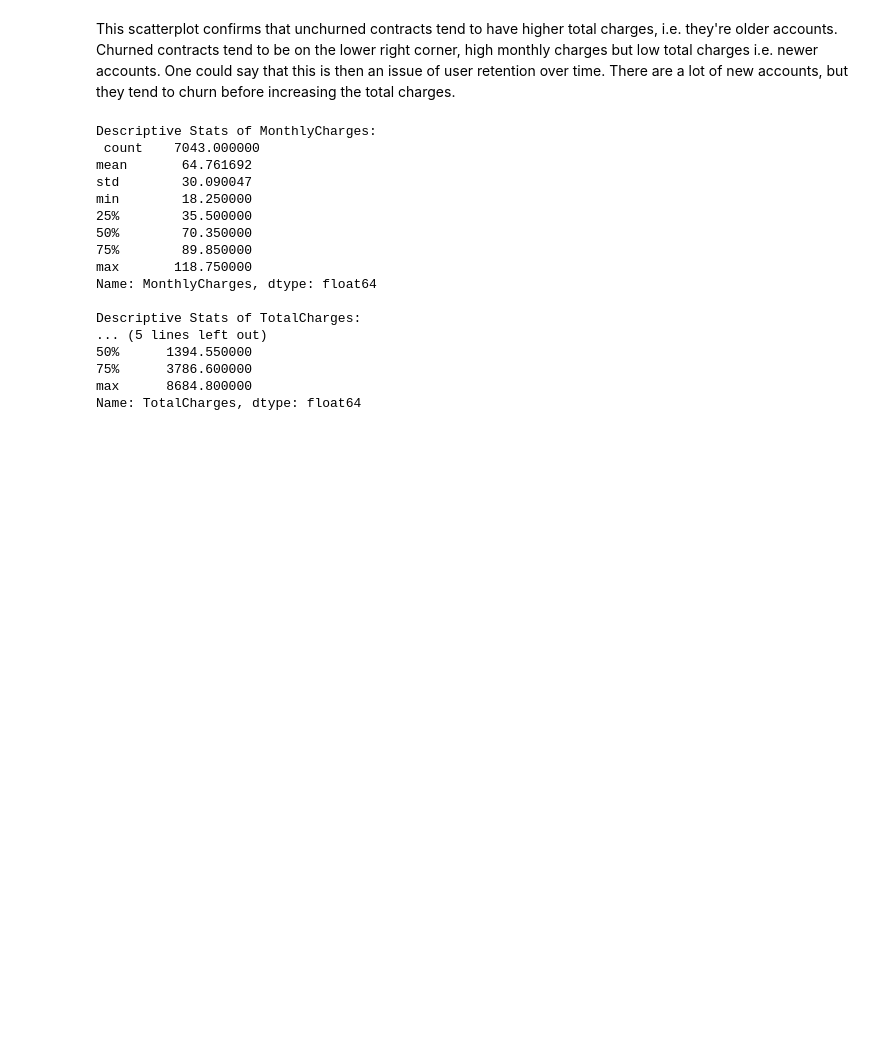
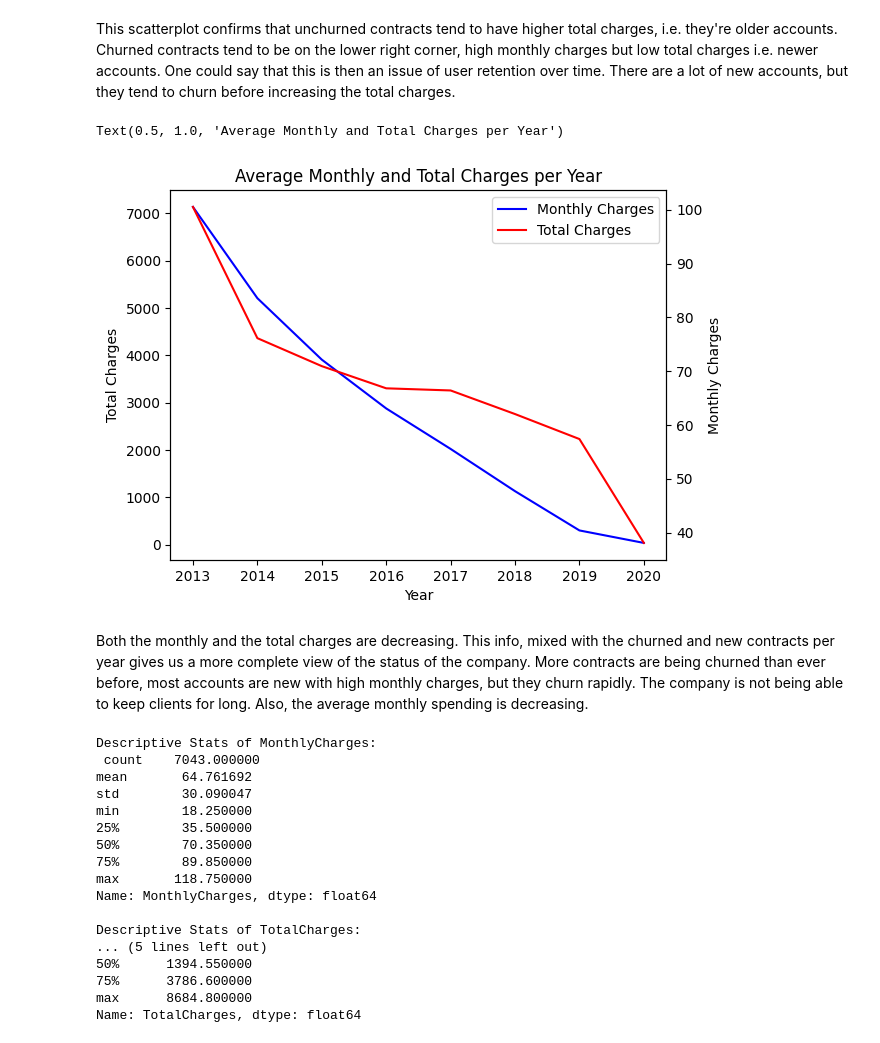
Before and after one commit to MrDonBromo/Telecom-Churn-Prediction, a Jupyter notebook: Final Project.ipynb, the cells around one changed output. Saved outputs shown, nothing was run; the diff lists cells and outputs as text; code cells hidden in the pictures; blank space fills up the shorter version.

Commit message:
New column "PhoneService". New plot "Average Monthly and Total Charges per Year".

```diff
--- a/Final Project.ipynb
+++ b/Final Project.ipynb
@@ -519,6 +519,39 @@ Text(0.5, 1.0, 'Total Charges vs Monthly Charges')
 [figure]
 # %% [markdown]
 This scatterplot confirms that unchurned contracts tend to have higher total charges, i.e. they're older accounts. Churned contracts tend to be on the lower right corner, high monthly charges but low total charges i.e. newer accounts. One could say that this is then an issue of user retention over time. There are a lot of new accounts, but they tend to churn before increasing the total charges.
+# %%
+charges_per_year = contract_data.groupby(contract_data['BeginDate'].dt.year).agg({'TotalCharges':'mean', 'MonthlyCharges':'mean'})
+
+fig, ax1 = plt.subplots()
+
+sns.lineplot(data=charges_per_year, x=charges_per_year.index, y='TotalCharges', ax=ax1, label='Monthly Charges', color = 'blue', legend=False)
+
+ax2 = ax1.twinx()
+sns.lineplot(data=charges_per_year, x=charges_per_year.index, y='MonthlyCharges', ax=ax2, label = 'Total Charges', color = 'red', legend=False)
+
+ax1.set_xlabel('Year')
+ax1.set_ylabel('Total Charges')
+ax2.set_ylabel('Monthly Charges')
+
+
+# Get the legend handles and labels from both axes
+lines_1, labels_1 = ax1.get_legend_handles_labels()
+lines_2, labels_2 = ax2.get_legend_handles_labels()
+
+# Combine the handles and labels
+all_lines = lines_1 + lines_2
+all_labels = labels_1 + labels_2
+
+# Create a single legend for all lines.
+# Try a different location, for example, 'upper left'
+ax1.legend(all_lines, all_labels, loc='upper right')
+
+plt.title('Average Monthly and Total Charges per Year')
+# %% [output]
+Text(0.5, 1.0, 'Average Monthly and Total Charges per Year')
+[figure, added]
+# %% [markdown]
+Both the monthly and the total charges are decreasing. This info, mixed with the churned and new contracts per year gives us a more complete view of the status of the company. More contracts are being churned than ever before, most accounts are new with high monthly charges, but they churn rapidly. The company is not being able to keep clients for long. Also, the average monthly spending is decreasing.
 # %%
 print('Descriptive Stats of MonthlyCharges:\n',contract_data['MonthlyCharges'].describe())
 print('\nDescriptive Stats of TotalCharges:\n',contract_data['TotalCharges'].describe())
```
Also changed, not shown: parts of 14 cells of this notebook.
